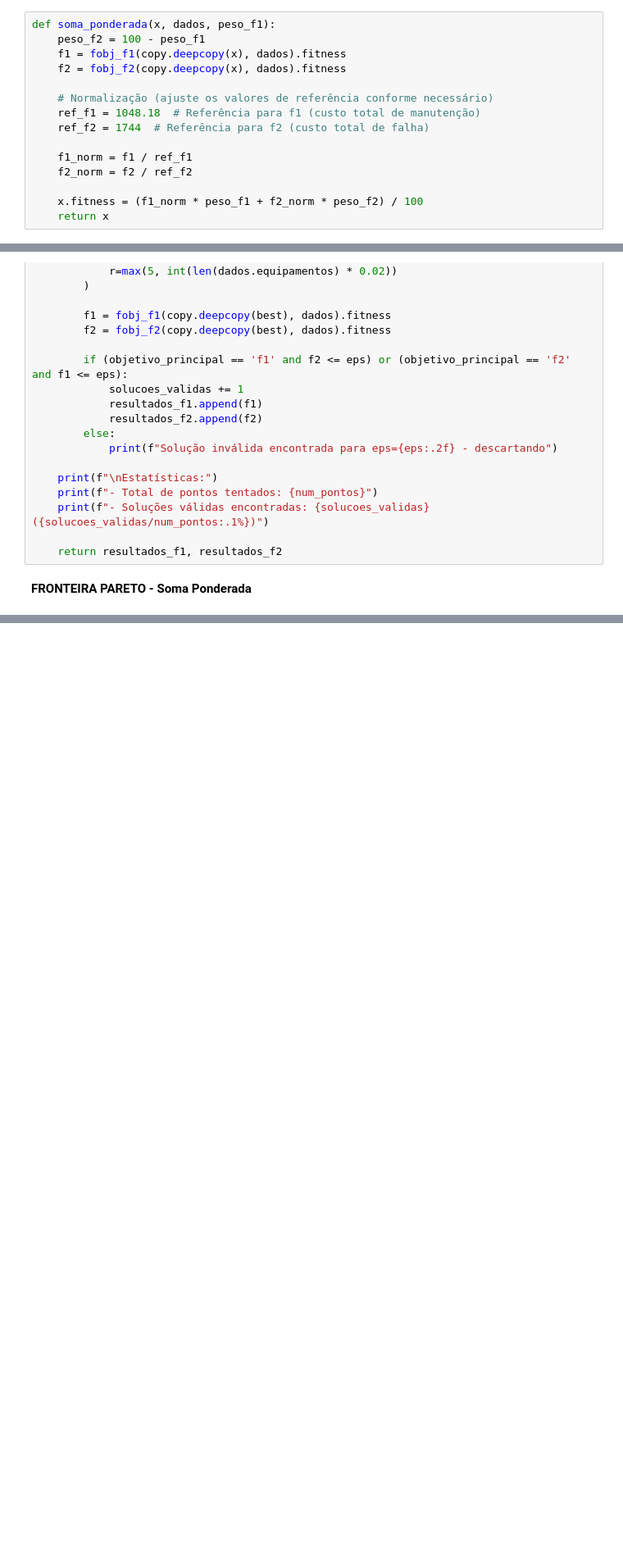
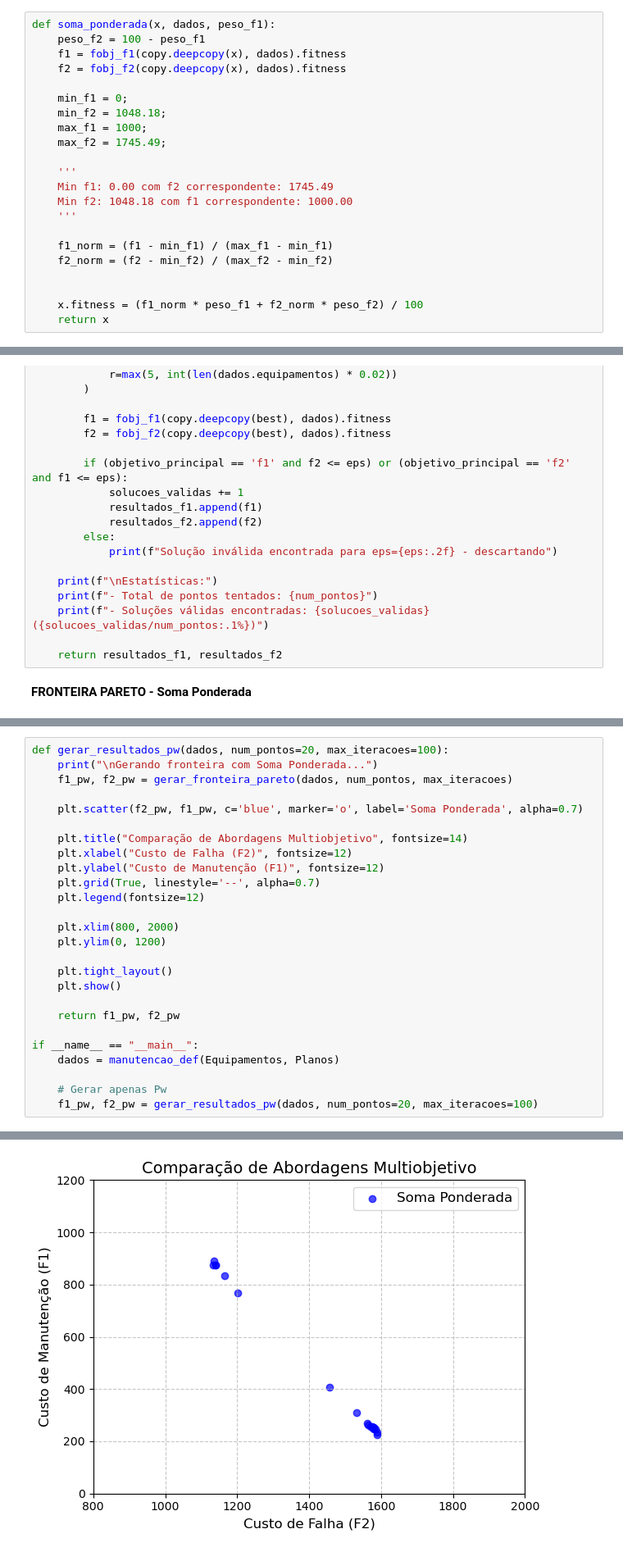
Before and after one commit to Rafioio/Trabalho-TD2, a Jupyter notebook: Td.ipynb, the cells around one changed output, grey strips where cells are left out. Shown at 82% size. Drawn from its saved outputs; the diff is of its cells as text; blank space fills up the shorter version.

```diff
--- a/Td.ipynb
+++ b/Td.ipynb
@@ -275,12 +275,19 @@ def soma_ponderada(x, dados, peso_f1):
     f1 = fobj_f1(copy.deepcopy(x), dados).fitness
     f2 = fobj_f2(copy.deepcopy(x), dados).fitness
 
-    # Normalização (ajuste os valores de referência conforme necessário)
-    ref_f1 = 1048.18  # Referência para f1 (custo total de manutenção)
-    ref_f2 = 1744  # Referência para f2 (custo total de falha)
+    min_f1 = 0;
+    min_f2 = 1048.18;
+    max_f1 = 1000;
+    max_f2 = 1745.49;
 
-    f1_norm = f1 / ref_f1
-    f2_norm = f2 / ref_f2
+    '''
+    Min f1: 0.00 com f2 correspondente: 1745.49
+    Min f2: 1048.18 com f1 correspondente: 1000.00
+    '''
+
+    f1_norm = (f1 - min_f1) / (max_f1 - min_f1)
+    f2_norm = (f2 - min_f2) / (max_f2 - min_f2)
+
 
     x.fitness = (f1_norm * peso_f1 + f2_norm * peso_f2) / 100
     return x
@@ -435,0 +497,27 @@ def gerar_fronteira_pareto(dados, num_pontos=20, max_iteracoes=100):
+# %%
+def gerar_resultados_pw(dados, num_pontos=20, max_iteracoes=100):
+    print("\nGerando fronteira com Soma Ponderada...")
+    f1_pw, f2_pw = gerar_fronteira_pareto(dados, num_pontos, max_iteracoes)
+
+    plt.scatter(f2_pw, f1_pw, c='blue', marker='o', label='Soma Ponderada', alpha=0.7)
+
+    plt.title("Comparação de Abordagens Multiobjetivo", fontsize=14)
+    plt.xlabel("Custo de Falha (F2)", fontsize=12)
+    plt.ylabel("Custo de Manutenção (F1)", fontsize=12)
+    plt.grid(True, linestyle='--', alpha=0.7)
+    plt.legend(fontsize=12)
+
+    plt.xlim(800, 2000)
+    plt.ylim(0, 1200)
+
+    plt.tight_layout()
+    plt.show()
+
+    return f1_pw, f2_pw
+
+if __name__ == "__main__":
+    dados = manutencao_def(Equipamentos, Planos)
+
+    # Gerar apenas Pw
+    f1_pw, f2_pw = gerar_resultados_pw(dados, num_pontos=20, max_iteracoes=100)
+# %% [output]
@@ -435,0 +543 @@ def gerar_fronteira_pareto(dados, num_pontos=20, max_iteracoes=100):
+[figure, added]
```
Also changed, not shown: parts of 11 cells of this notebook, 2 other files.
